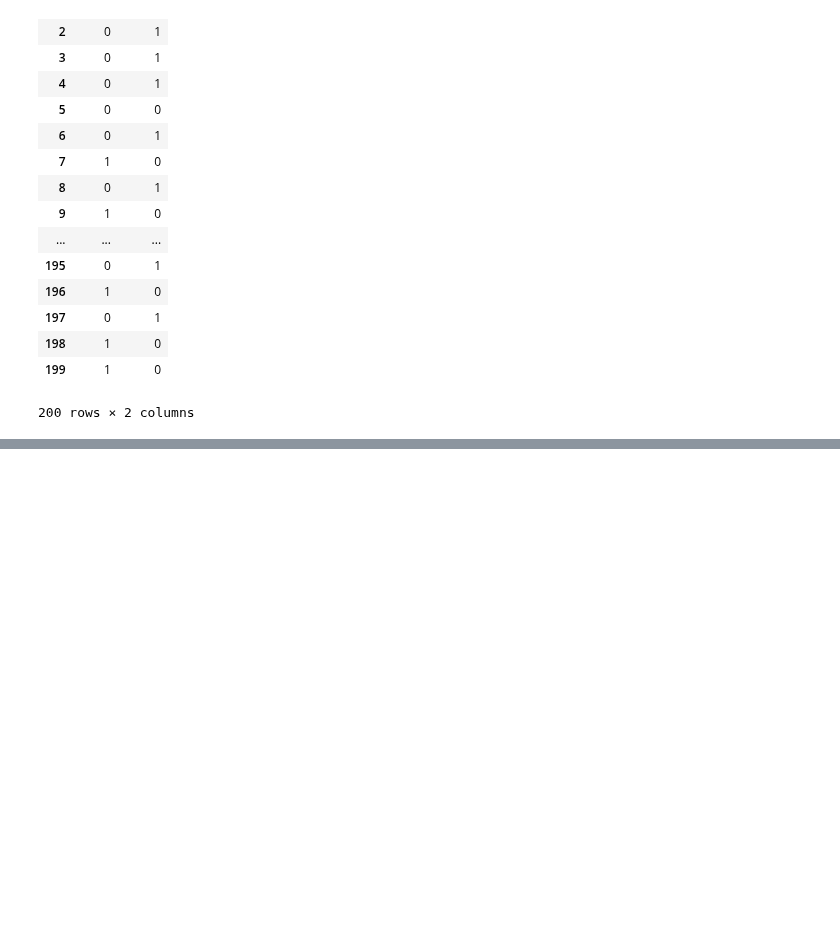
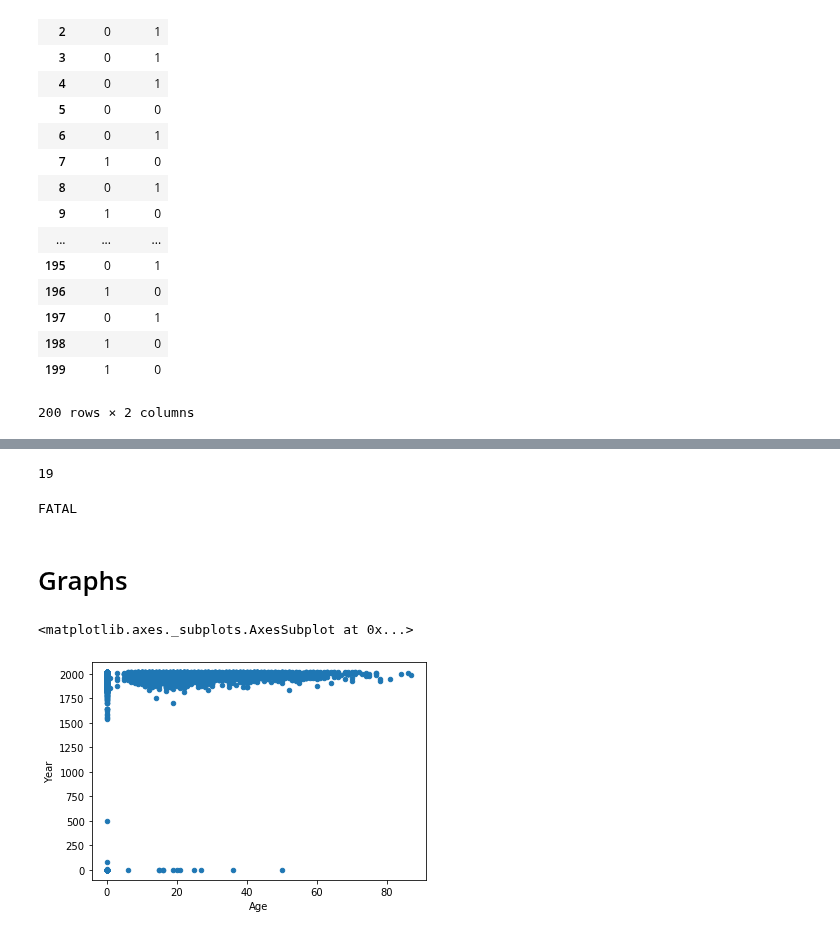
Before and after one commit to ironhack-datalabs/datamad0819, a Jupyter notebook: module-1/pandas-project/your-code/main.ipynb, the cells around one changed output, grey strips where cells are left out. Drawn from its saved outputs; the diff is of its cells as text; code cells hidden in the pictures; blank space fills up the shorter version.

```diff
--- a/module-1/pandas-project/your-code/main.ipynb
+++ b/module-1/pandas-project/your-code/main.ipynb
@@ -274,2 +338,10 @@ dummy_sex.head(200)
 # limpiar nulos
 # conclusiones
+# %%
+shdf=shdf.drop(["Sex"],axis=1)
+shdf = pd.concat([shdf, dummy_sex], axis=1)
+shdf=shdf.rename(columns={"Sex_F":"Female"})
+shdf=shdf.rename(columns={"Sex_M":"Male"})
+shdf
+# añado la tabla dummy_sex al dataframe y renombro las columnas
+# lets go con comprobar más nulos
@@ -275,0 +385,13 @@ dummy_sex.head(200)
+# %%
+shdf['Female'] = pd.to_numeric(shdf['Female'], errors='coerce').fillna(0)
+shdf['Female'] = shdf['Female'].astype(np.int64)
+print("Tipo de dato en col Female: ", shdf["Female"].dtype)
+
+shdf['Male'] = pd.to_numeric(shdf['Male'], errors='coerce').fillna(0)
+shdf['Male'] = shdf['Male'].astype(np.int64)
+print("Tipo de dato en col Male: ", shdf["Male"].dtype)
+
+# compruebo los nulls de nuevo para recordarme como voy (con la función funciones.check_nulls(shdf) )
+# obvio el error de la col Time porque es un error esperado ya que ya no se puede
+# comprobar porque la dropeamos (no sé como decirle a la función que si está ejecute
+# y si no está que no ejecute pero me gustaría saber como se podría hacer, TA`s me lo podéis contar?)
@@ -275,0 +422,23 @@ dummy_sex.head(200)
+# %%
+#funciones.check_nulls(shdf)
+
+#fatal
+pd.isnull(shdf["Fatal (Y/N)"]).values.ravel().sum()
+# %% [output]
+19
+# %%
+shdf["Fatal (Y/N)"] = shdf["Fatal (Y/N)"].fillna("NO DATA")
+shdf["Country"] = shdf["Country"].fillna("NO DATA")
+shdf["Area"] = shdf["Area"].fillna("NO DATA")
+shdf["Location"] = shdf["Location"].fillna("NO DATA")
+shdf["Activity"] = shdf["Activity"].fillna("NO DATA")
+# relleno datos faltantes en las cols
+#country, area, location, activity, injury, fatal
+# %%
+#funciones.check_nulls(shdf)
+injury_mode= statistics.mode(shdf["Injury"])
+shdf["Injury"] = shdf["Injury"].fillna(injury_mode)
+print(injury_mode)
+#calculamos la moda de la col Fatal, para obtener el dato con que completar los datos faltantes
+# %% [output]
+FATAL
@@ -275,0 +451,2 @@ dummy_sex.head(200)
+# %% [markdown]
+# Graphs
@@ -275,0 +455,6 @@ dummy_sex.head(200)
+# %%
+shdf.plot(kind="scatter",x="Age",y="Year")
+# una graciosa prueba para ver las edades con más ataques en todo el registro.
+# %% [output]
+<matplotlib.axes._subplots.AxesSubplot at 0x...>
+[figure, added]
```
Also changed, not shown: parts of 20 cells of this notebook.
